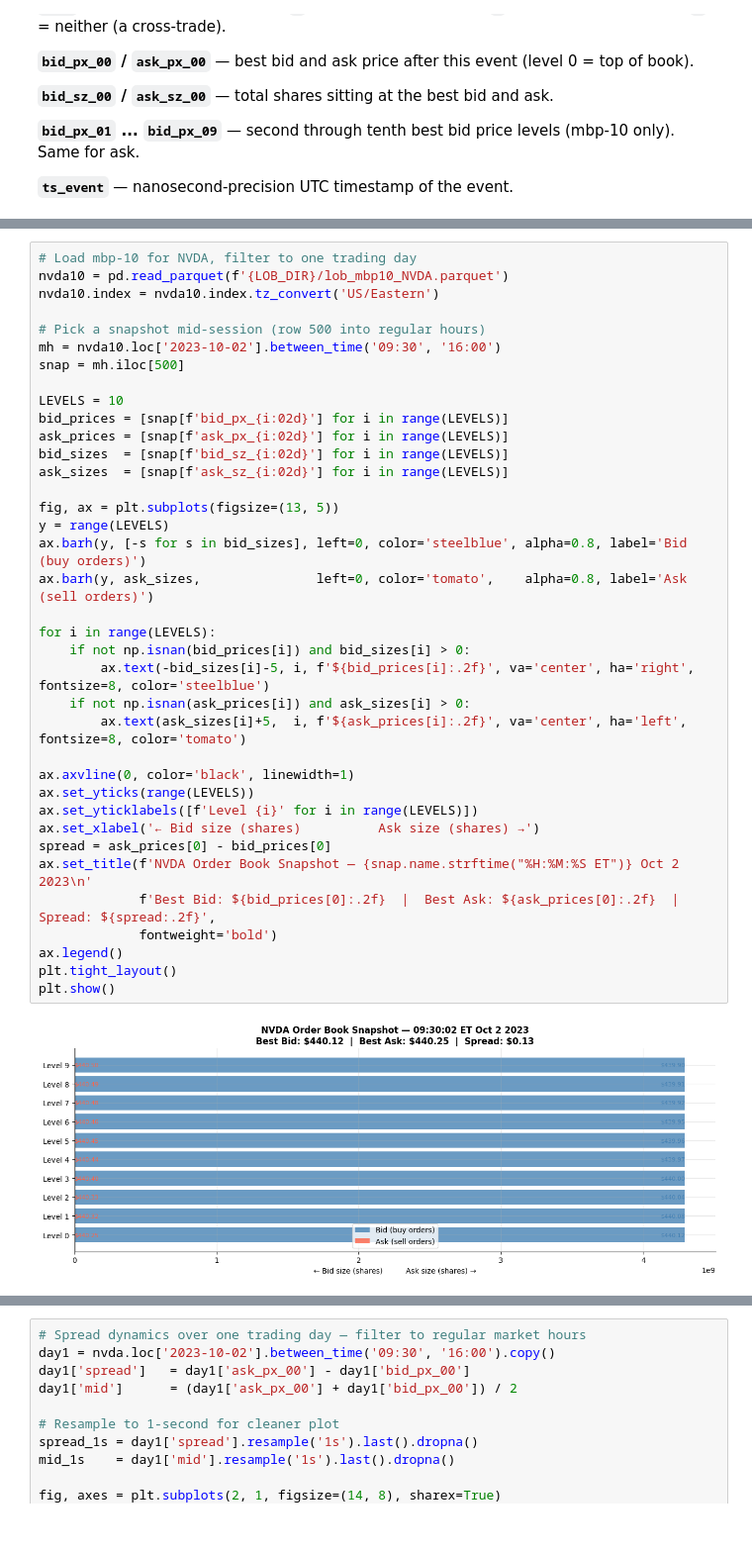
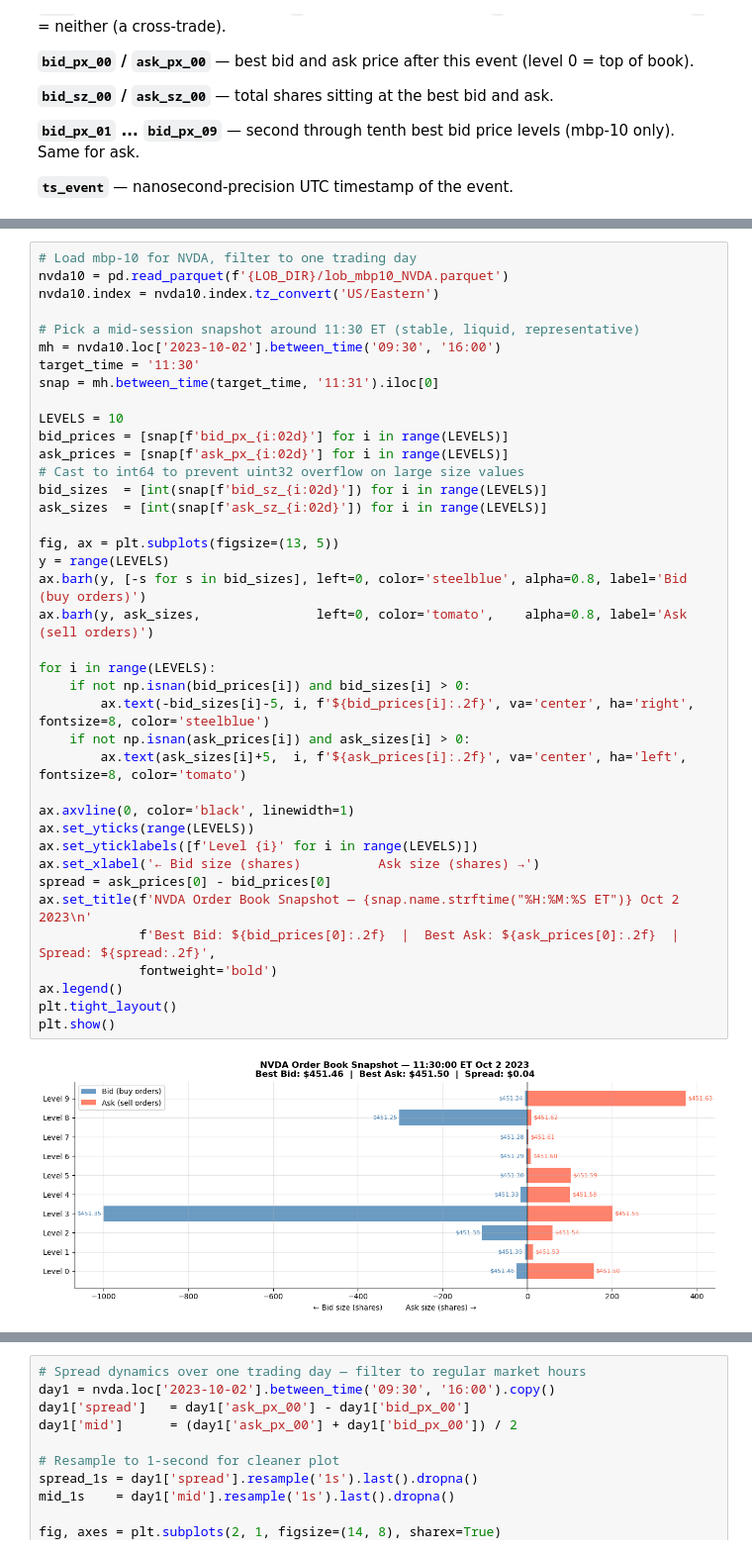
Before and after one commit to harrodyuan/DS4FE, a Jupyter notebook: DS4FE_Part4a_LOB_Data_Demo.ipynb, the cells around one changed output, grey strips where cells are left out. Shown at 99% size. Drawn from its saved outputs; the diff is of its cells as text; blank space fills up the shorter version.

```diff
--- a/DS4FE_Part4a_LOB_Data_Demo.ipynb
+++ b/DS4FE_Part4a_LOB_Data_Demo.ipynb
@@ -122,37 +162,39 @@ The order book at any moment can be visualised as a horizontal bar chart: bids o
 nvda10 = pd.read_parquet(f'{LOB_DIR}/lob_mbp10_NVDA.parquet')
 nvda10.index = nvda10.index.tz_convert('US/Eastern')
 
-# Pick a snapshot mid-session (row 500 into regular hours)
+# Pick a mid-session snapshot around 11:30 ET (stable, liquid, representative)
 mh = nvda10.loc['2023-10-02'].between_time('09:30', '16:00')
-snap = mh.iloc[500]
+target_time = '11:30'
+snap = mh.between_time(target_time, '11:31').iloc[0]
 
 LEVELS = 10
 bid_prices = [snap[f'bid_px_{i:02d}'] for i in range(LEVELS)]
 ask_prices = [snap[f'ask_px_{i:02d}'] for i in range(LEVELS)]
-bid_sizes  = [snap[f'bid_sz_{i:02d}'] for i in range(LEVELS)]
-ask_sizes  = [snap[f'ask_sz_{i:02d}'] for i in range(LEVELS)]
+# Cast to int64 to prevent uint32 overflow on large size values
+bid_sizes  = [int(snap[f'bid_sz_{i:02d}']) for i in range(LEVELS)]
+ask_sizes  = [int(snap[f'ask_sz_{i:02d}']) for i in range(LEVELS)]
 
 fig, ax = plt.subplots(figsize=(13, 5))
 y = range(LEVELS)
 ax.barh(y, [-s for s in bid_sizes], left=0, color='steelblue', alpha=0.8, label='Bid (buy orders)')
 ax.barh(y, ask_sizes,               left=0, color='tomato',    alpha=0.8, label='Ask (sell orders)')
 
 for i in range(LEVELS):
     if not np.isnan(bid_prices[i]) and bid_sizes[i] > 0:
         ax.text(-bid_sizes[i]-5, i, f'${bid_prices[i]:.2f}', va='center', ha='right', fontsize=8, color='steelblue')
     if not np.isnan(ask_prices[i]) and ask_sizes[i] > 0:
         ax.text(ask_sizes[i]+5,  i, f'${ask_prices[i]:.2f}', va='center', ha='left',  fontsize=8, color='tomato')
 
 ax.axvline(0, color='black', linewidth=1)
 ax.set_yticks(range(LEVELS))
 ax.set_yticklabels([f'Level {i}' for i in range(LEVELS)])
 ax.set_xlabel('← Bid size (shares)          Ask size (shares) →')
 spread = ask_prices[0] - bid_prices[0]
 ax.set_title(f'NVDA Order Book Snapshot — {snap.name.strftime("%H:%M:%S ET")} Oct 2 2023\n'
              f'Best Bid: ${bid_prices[0]:.2f}  |  Best Ask: ${ask_prices[0]:.2f}  |  Spread: ${spread:.2f}',
              fontweight='bold')
 ax.legend()
 plt.tight_layout()
 plt.show()
 # %% [output]
-[figure, old version]
+[figure, new version]
```
Also changed, not shown: parts of 13 cells of this notebook, 3 other files.
